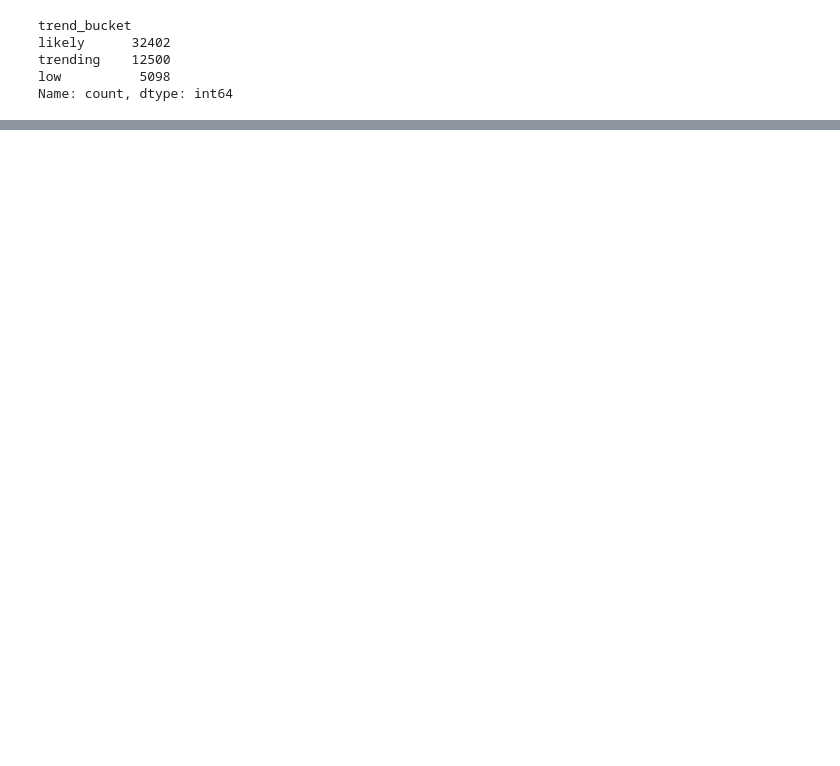
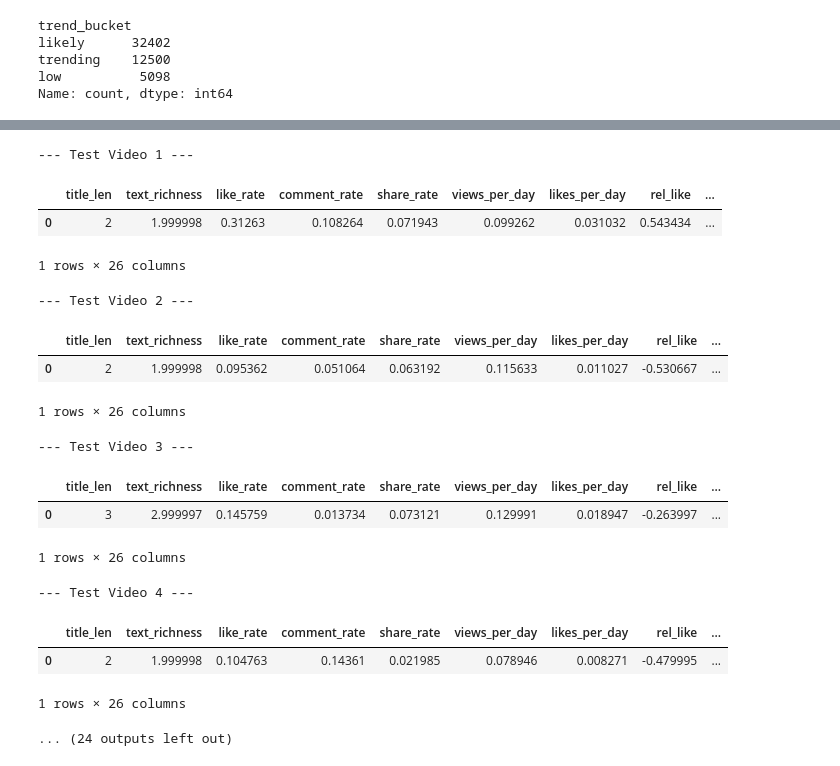
Before and after one commit to akhadem2/Trend-Analysis, a Jupyter notebook: notebooks/02_Modeling.ipynb, the cells around one changed output, grey strips where cells are left out. Saved outputs shown, nothing was run; the diff lists cells and outputs as text; code cells hidden in the pictures; blank space fills up the shorter version.

```diff
--- a/notebooks/02_Modeling.ipynb
+++ b/notebooks/02_Modeling.ipynb
@@ -99 +180,32 @@ weighted avg       0.84      0.84      0.84     10000
+# %%
+test_videos = [
+    row[features].to_dict()
+    for _, row in balanced_samples.iterrows()
+]
+
+
+for _, row in sample_rows.iterrows():
+    test_videos.append(row[features].to_dict())
+
+for i, video in enumerate(test_videos):
+    print(f"\n--- Test Video {i+1} ---")
+    display(pd.DataFrame(video, index=[0]))
+# %% [output]
+--- Test Video 1 ---
+|  | title_len | text_richness | like_rate | comment_rate | share_rate | views_per_day | likes_per_day | rel_like | ... |
+| 0 | 2 | 1.999998 | 0.31263 | 0.108264 | 0.071943 | 0.099262 | 0.031032 | 0.543434 | ... |
+1 rows × 26 columns
+--- Test Video 2 ---
+|  | title_len | text_richness | like_rate | comment_rate | share_rate | views_per_day | likes_per_day | rel_like | ... |
+| 0 | 2 | 1.999998 | 0.095362 | 0.051064 | 0.063192 | 0.115633 | 0.011027 | -0.530667 | ... |
+1 rows × 26 columns
+--- Test Video 3 ---
+|  | title_len | text_richness | like_rate | comment_rate | share_rate | views_per_day | likes_per_day | rel_like | ... |
+| 0 | 3 | 2.999997 | 0.145759 | 0.013734 | 0.073121 | 0.129991 | 0.018947 | -0.263997 | ... |
+1 rows × 26 columns
+--- Test Video 4 ---
+|  | title_len | text_richness | like_rate | comment_rate | share_rate | views_per_day | likes_per_day | rel_like | ... |
+| 0 | 2 | 1.999998 | 0.104763 | 0.14361 | 0.021985 | 0.078946 | 0.008271 | -0.479995 | ... |
+1 rows × 26 columns
+... (24 outputs left out)
 # %%
```
Also changed, not shown: parts of 7 cells of this notebook, 1 other file.
